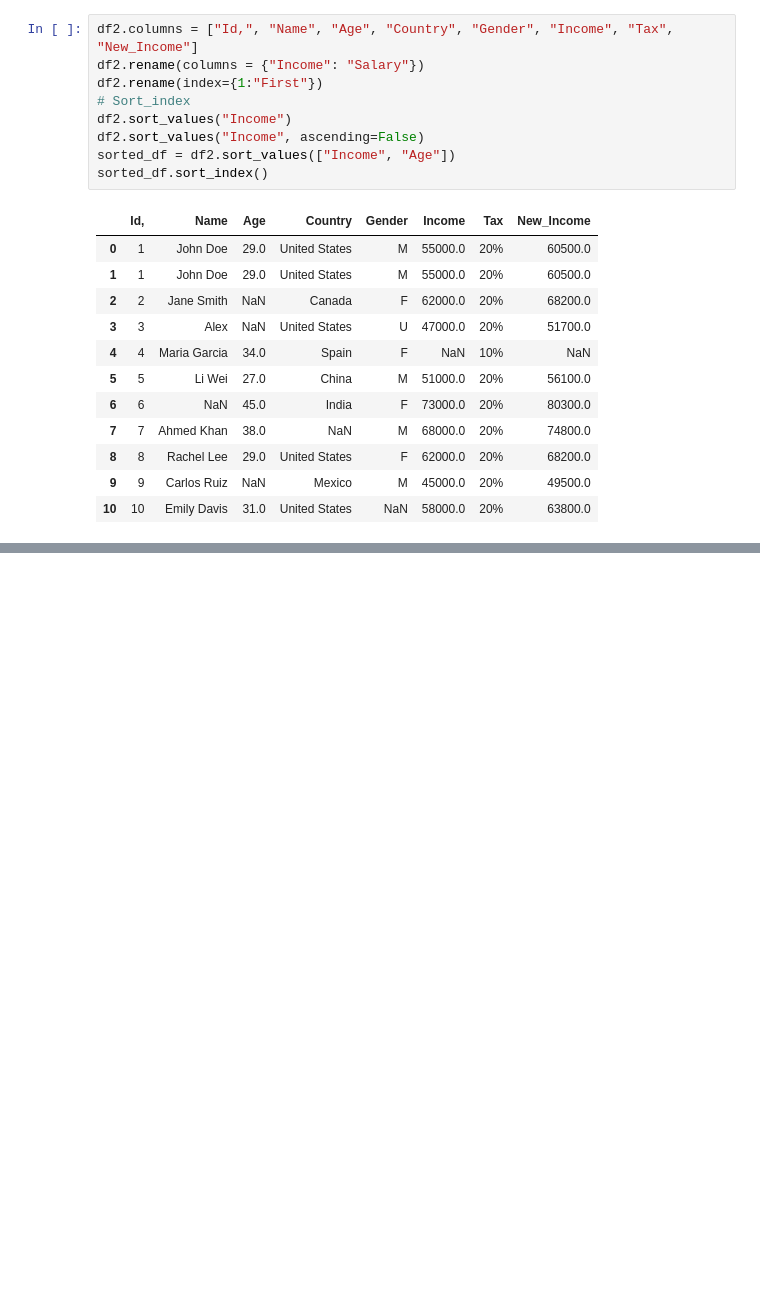
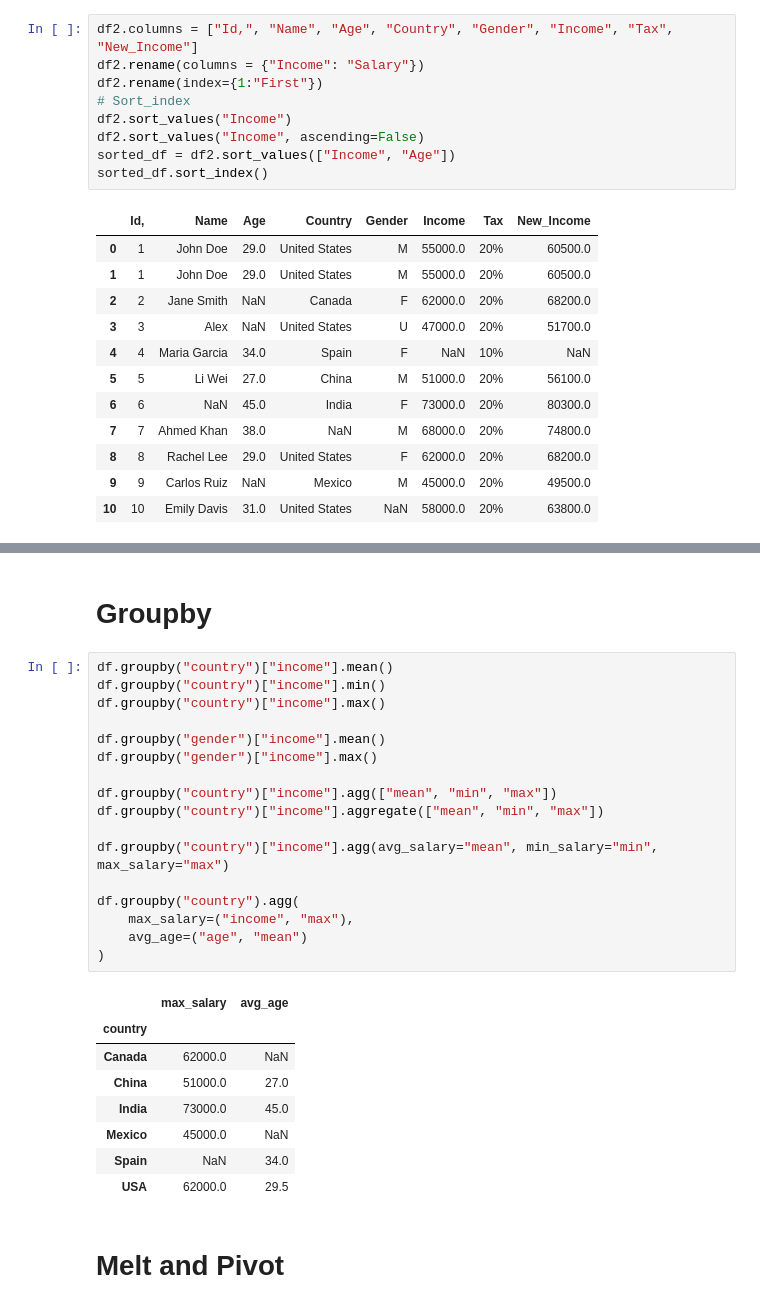
Before and after one commit to introvertadnan07/PrimeBatch, a Jupyter notebook: Day-8/Clean-Data.ipynb, the cells around one changed output, grey strips where cells are left out. Drawn from its saved outputs; the diff is of its cells as text; blank space fills up the shorter version.

```diff
--- a/Day-8/Clean-Data.ipynb
+++ b/Day-8/Clean-Data.ipynb
@@ -390,0 +446,30 @@ Index(['Id,', 'Name', 'Age', 'Country', 'Gender', 'Income', 'Tax',
+# %% [markdown]
+# Groupby
+# %%
+df.groupby("country")["income"].mean()
+df.groupby("country")["income"].min()
+df.groupby("country")["income"].max()
+
+df.groupby("gender")["income"].mean()
+df.groupby("gender")["income"].max()
+
+df.groupby("country")["income"].agg(["mean", "min", "max"])
+df.groupby("country")["income"].aggregate(["mean", "min", "max"])
+
+df.groupby("country")["income"].agg(avg_salary="mean", min_salary="min", max_salary="max")
+
+df.groupby("country").agg(
+    max_salary=("income", "max"),
+    avg_age=("age", "mean")
+)
+# %% [output]
+|  | max_salary | avg_age |
+| country |  |  |
+| Canada | 62000.0 | NaN |
+| China | 51000.0 | 27.0 |
+| India | 73000.0 | 45.0 |
+| Mexico | 45000.0 | NaN |
+| Spain | NaN | 34.0 |
+| USA | 62000.0 | 29.5 |
+# %% [markdown]
+# Melt and Pivot
```
Also changed, not shown: parts of 7 cells of this notebook, 9 other files.
